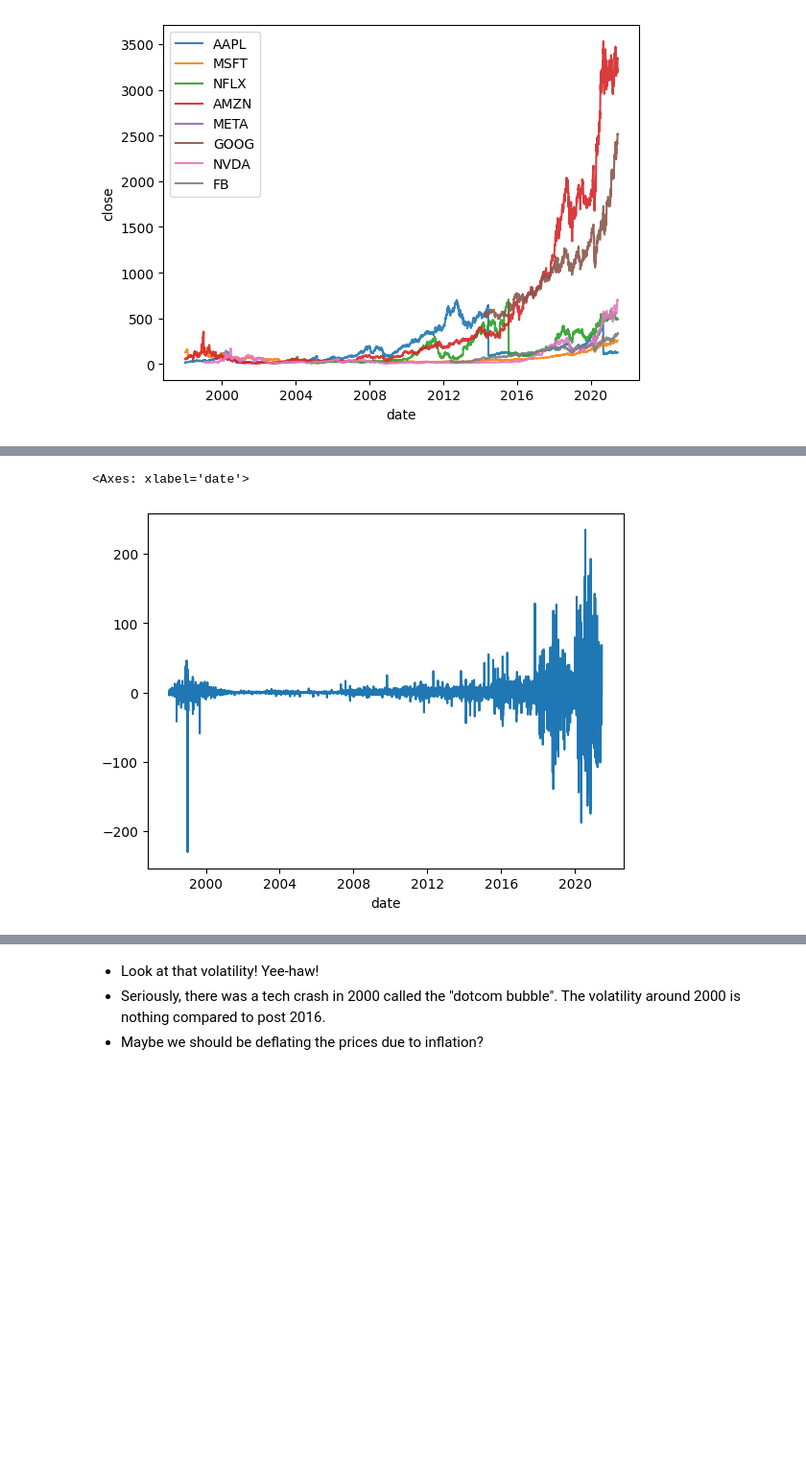
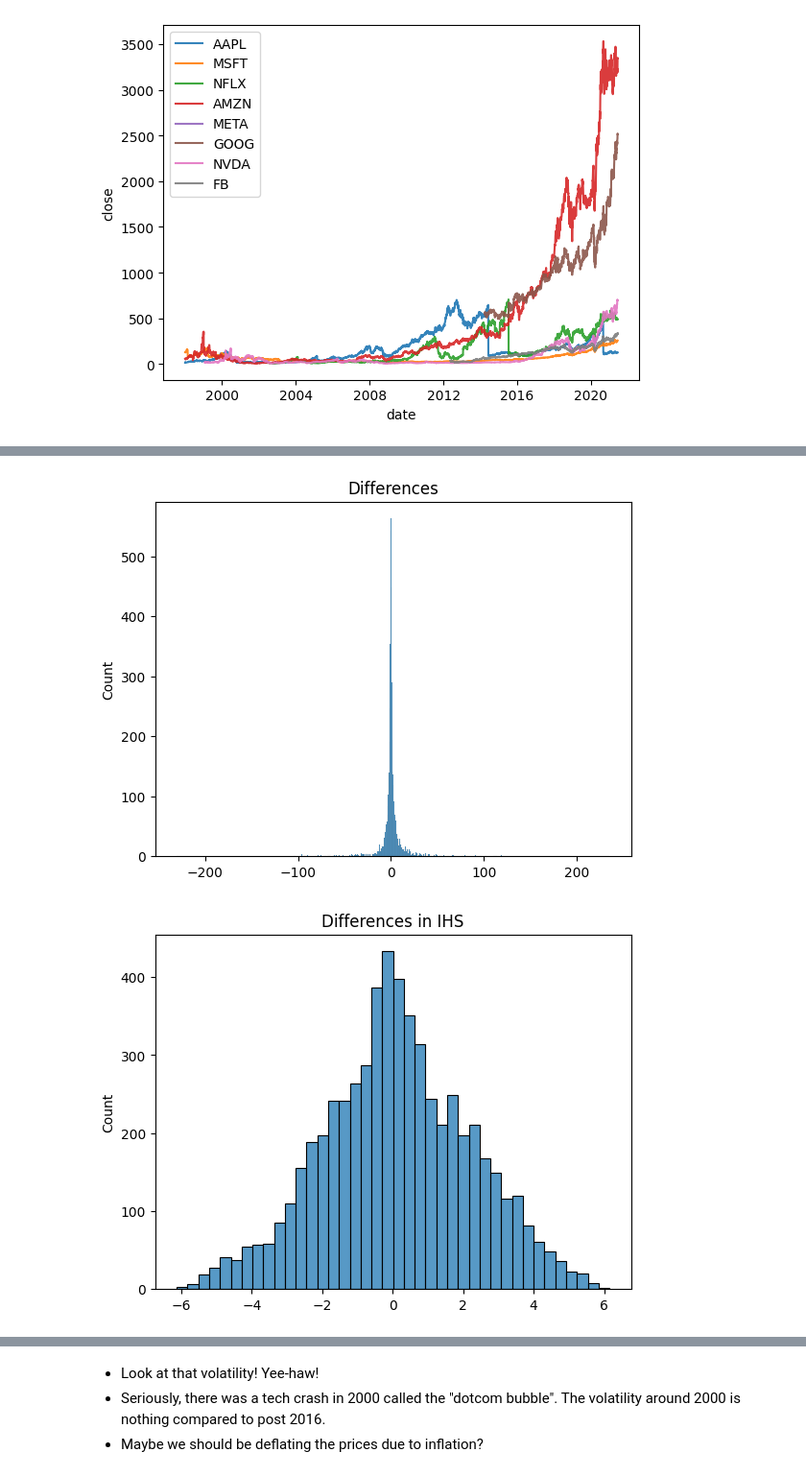
Before and after one commit to ds4e/EDA, a Jupyter notebook: EDA.ipynb, the cells around one changed output, grey strips where cells are left out. Shown at 96% size. Saved outputs shown, nothing was run; the diff lists cells and outputs as text; code cells hidden in the pictures; blank space fills up the shorter version.

```diff
--- a/EDA.ipynb
+++ b/EDA.ipynb
@@ -740,7 +741,7 @@ sns.lineplot(data=hdf,x='year',y='value',hue='variable').set(title='Time Use',
 - Let's look at some tech stocks
 # %%
 tech = ['AAPL', 'MSFT', 'NFLX', 'AMZN', 'META', 'GOOG', 'NVDA', 'FB', ]
-tdf = pd.read_csv('./data/tech_stocks.csv', low_memory=False)
+tdf = pd.read_csv('/content/EDA/data/tech_stocks.csv', low_memory=False)
 tdf.loc[:,'date'] = pd.to_datetime(tdf['date'], format='%Y-%m-%d') # Make date a time variable
 
 print(tdf['symbol'].value_counts())
@@ -777,12 +785,22 @@ sns.lineplot(x='date',y='close',data=nflx, alpha=.7)
 # %%
 amzn = tdf[ tdf['symbol']=='AMZN' ]
 amzn = amzn.sort_values('date')
 y = amzn['close'].to_numpy()
 t = len(y)
 
 diff = y[1:]-y[:(t-1)] # First difference of Amazon prices
 
-sns.lineplot(x=amzn['date'][1:],y=diff)
+fig = sns.histplot(diff)
+fig.set(title='Differences')
+plt.show()
+
+fig = sns.histplot(np.arcsinh(diff))
+fig.set(title='Differences in IHS')
+plt.show()
+
+fig = sns.lineplot(x=amzn['date'][1:],y=diff) # This is stationary
+fig.set(title='Differences over Time')
+plt.show()
 # %% [output]
-<Axes: xlabel='date'>
-[figure, old version]
+[figure, new version]
+[figure, added]
```
Also changed, not shown: parts of 7 cells of this notebook.
